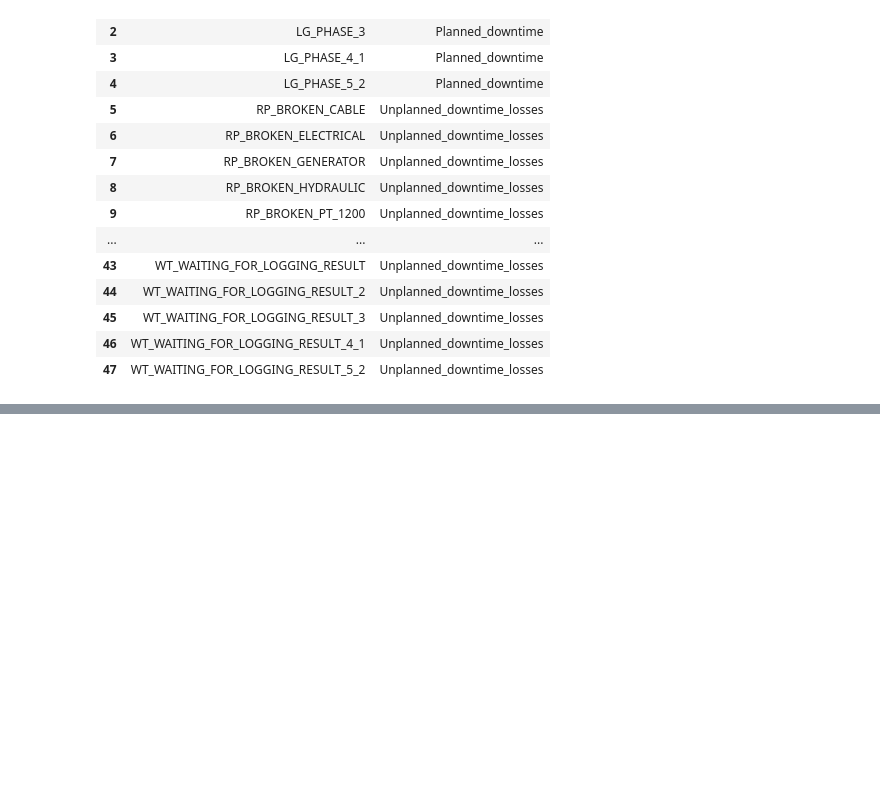
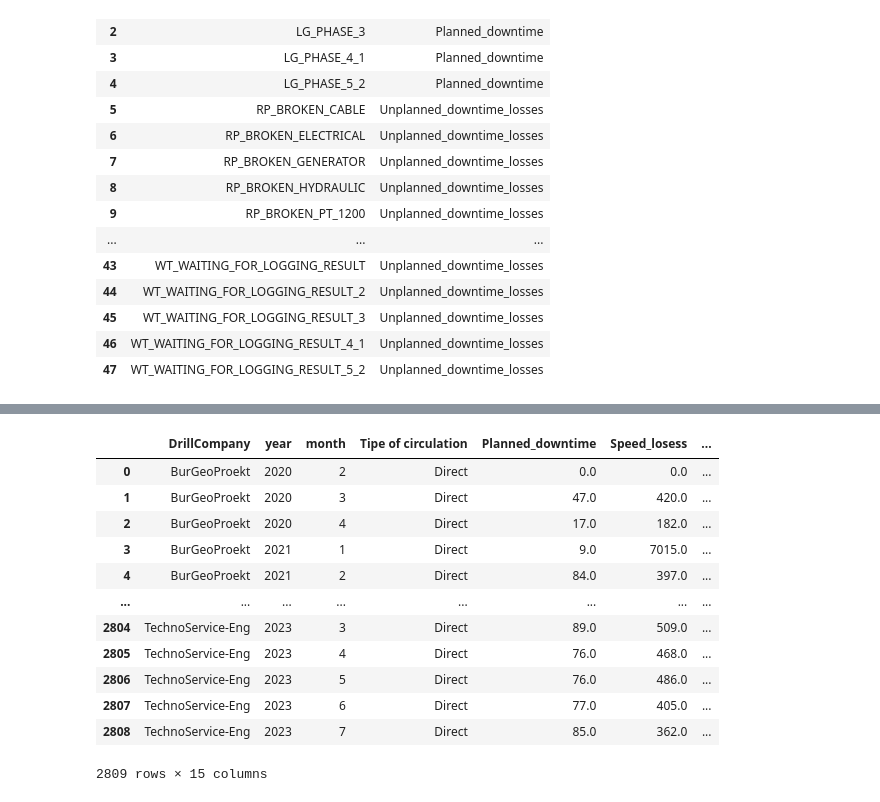
Before and after one commit to yevgeniy2504/Company, a Jupyter notebook: Scripts/OEE rigs.ipynb, the cells around one changed output, grey strips where cells are left out. Saved outputs shown, nothing was run; the diff lists cells and outputs as text; code cells hidden in the pictures; blank space fills up the shorter version.

```diff
--- a/Scripts/OEE rigs.ipynb
+++ b/Scripts/OEE rigs.ipynb
@@ -429,0 +516,33 @@ total_merged_df
+# %%
+# Gross Operating Time (GOT)
+total_merged_df['Gross_operating_time'] = total_merged_df['Planned_production_time'] - total_merged_df['Unplanned_downtime_losses']
+
+# Availability (доступность)
+total_merged_df['Availability'] = total_merged_df['Gross_operating_time'] / total_merged_df['h_in_month']
+
+# Gross Operating Time (GOT) с ограничением снизу
+total_merged_df['Gross_operating_time'] = (
+    total_merged_df['Planned_production_time'] - total_merged_df['Unplanned_downtime_losses']
+).clip(lower=0)
+
+# Availability (доступность) с ограничением снизу
+total_merged_df['Availability'] = (
+    total_merged_df['Gross_operating_time'] / total_merged_df['h_in_month']
+).clip(lower=0)
+
+
+total_merged_df
+# %% [output]
+|  | DrillCompany | year | month | Tipe of circulation | Planned_downtime | Speed_losess | ... |
+| 0 | BurGeoProekt | 2020 | 2 | Direct | 0.0 | 0.0 | ... |
+| 1 | BurGeoProekt | 2020 | 3 | Direct | 47.0 | 420.0 | ... |
+| 2 | BurGeoProekt | 2020 | 4 | Direct | 17.0 | 182.0 | ... |
+| 3 | BurGeoProekt | 2021 | 1 | Direct | 9.0 | 7015.0 | ... |
+| 4 | BurGeoProekt | 2021 | 2 | Direct | 84.0 | 397.0 | ... |
+| ... | ... | ... | ... | ... | ... | ... | ... |
+| 2804 | TechnoService-Eng | 2023 | 3 | Direct | 89.0 | 509.0 | ... |
+| 2805 | TechnoService-Eng | 2023 | 4 | Direct | 76.0 | 468.0 | ... |
+| 2806 | TechnoService-Eng | 2023 | 5 | Direct | 76.0 | 486.0 | ... |
+| 2807 | TechnoService-Eng | 2023 | 6 | Direct | 77.0 | 405.0 | ... |
+| 2808 | TechnoService-Eng | 2023 | 7 | Direct | 85.0 | 362.0 | ... |
+2809 rows × 15 columns
```
Also changed, not shown: parts of 12 cells of this notebook.
